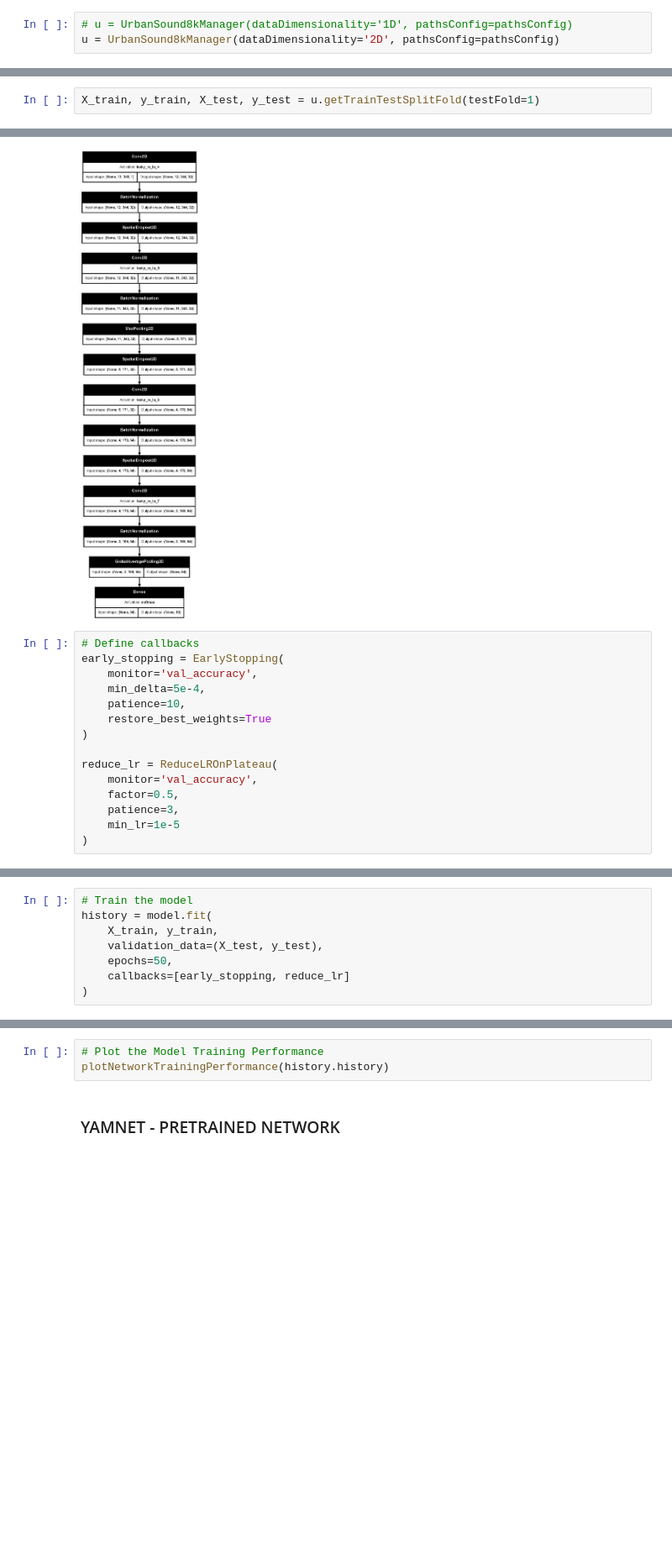
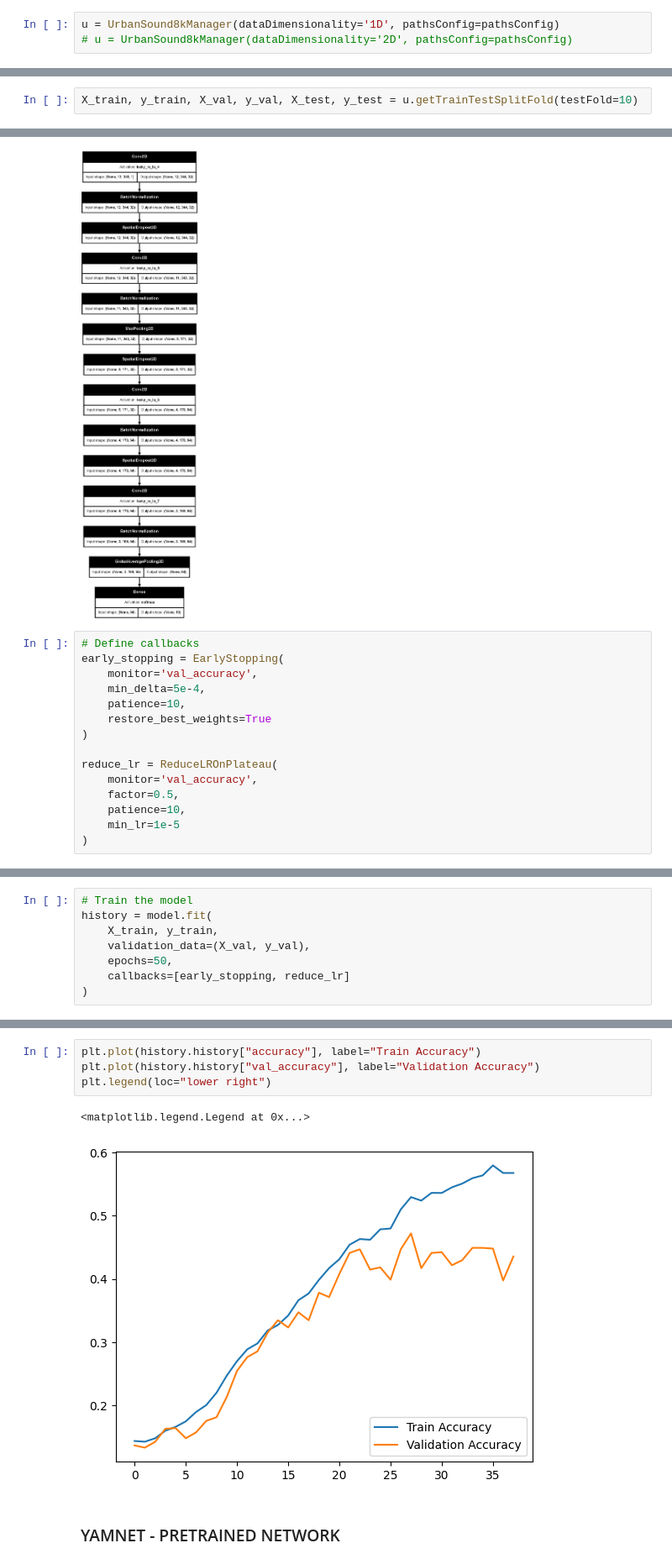
Before and after one commit to EstevesX10/ML2-Urban-Sound-Classification, a Jupyter notebook: Urban-Sound-Classification/UrbanSoundClassification.ipynb, the cells around one changed output, grey strips where cells are left out. Shown at 84% size. Cells and saved outputs as stored; diff of their text form; blank space fills up the shorter version.

```diff
--- a/Urban-Sound-Classification/UrbanSoundClassification.ipynb
+++ b/Urban-Sound-Classification/UrbanSoundClassification.ipynb
@@ -435,8 +444,8 @@ for fold in range(1, 11):
 
 > DEFINE THE NETWORK ARCHITECTURE
 # %%
-# u = UrbanSound8kManager(dataDimensionality='1D', pathsConfig=pathsConfig)
-u = UrbanSound8kManager(dataDimensionality='2D', pathsConfig=pathsConfig)
+u = UrbanSound8kManager(dataDimensionality='1D', pathsConfig=pathsConfig)
+# u = UrbanSound8kManager(dataDimensionality='2D', pathsConfig=pathsConfig)
 # %%
 uda = pd.read_pickle(pathsConfig["Datasets"][f"Fold-{1}"]["2D-Raw-Features"])
 uda.head()
@@ -448,7 +457,7 @@ uda.head()
 | 3 | 102106-3-0-0.wav | 1 | [[-330.4947, -282.15903, -294.191... | [[0.40412205, 0.5791709, 0.267822... | [[0.00425075, 0.015391635, 0.0091... | [[6.108814515223847, 7.9651262269... | dog_bark |
 | 4 | 102305-6-0-0.wav | 1 | [[-245.41306, -158.65527, -142.28... | [[0.6570865, 1.0, 0.5088862, 0.95... | [[15.630943, 70.72084, 107.339645... | [[10.434235953158437, 22.46516072... | gun_shot |
 # %%
-X_train, y_train, X_test, y_test = u.getTrainTestSplitFold(testFold=1)
+X_train, y_train, X_val, y_val, X_test, y_test = u.getTrainTestSplitFold(testFold=10)
 # %%
 X_train
 # %% [output]
@@ -561,7 +554,7 @@ early_stopping = EarlyStopping(
 reduce_lr = ReduceLROnPlateau(
     monitor='val_accuracy',
     factor=0.5,
-    patience=3,
+    patience=10,
     min_lr=1e-5
 )
 # %%
@@ -589,7 +582,7 @@ KeyboardInterrupt:
 # Train the model
 history = model.fit(
     X_train, y_train,
-    validation_data=(X_test, y_test),
+    validation_data=(X_val, y_val),
     epochs=50,
     callbacks=[early_stopping, reduce_lr]
 )
@@ -596,6 +607,10 @@ history = model.fit(
-# %%
-# Plot the Model Training Performance
-plotNetworkTrainingPerformance(history.history)
+# %%
+plt.plot(history.history["accuracy"], label="Train Accuracy")
+plt.plot(history.history["val_accuracy"], label="Validation Accuracy")
+plt.legend(loc="lower right")
+# %% [output]
+<matplotlib.legend.Legend at 0x...>
+[figure, added]
 # %% [markdown]
 ### YAMNET - PRETRAINED NETWORK
 # %%
```
Also changed, not shown: parts of 19 cells of this notebook.
